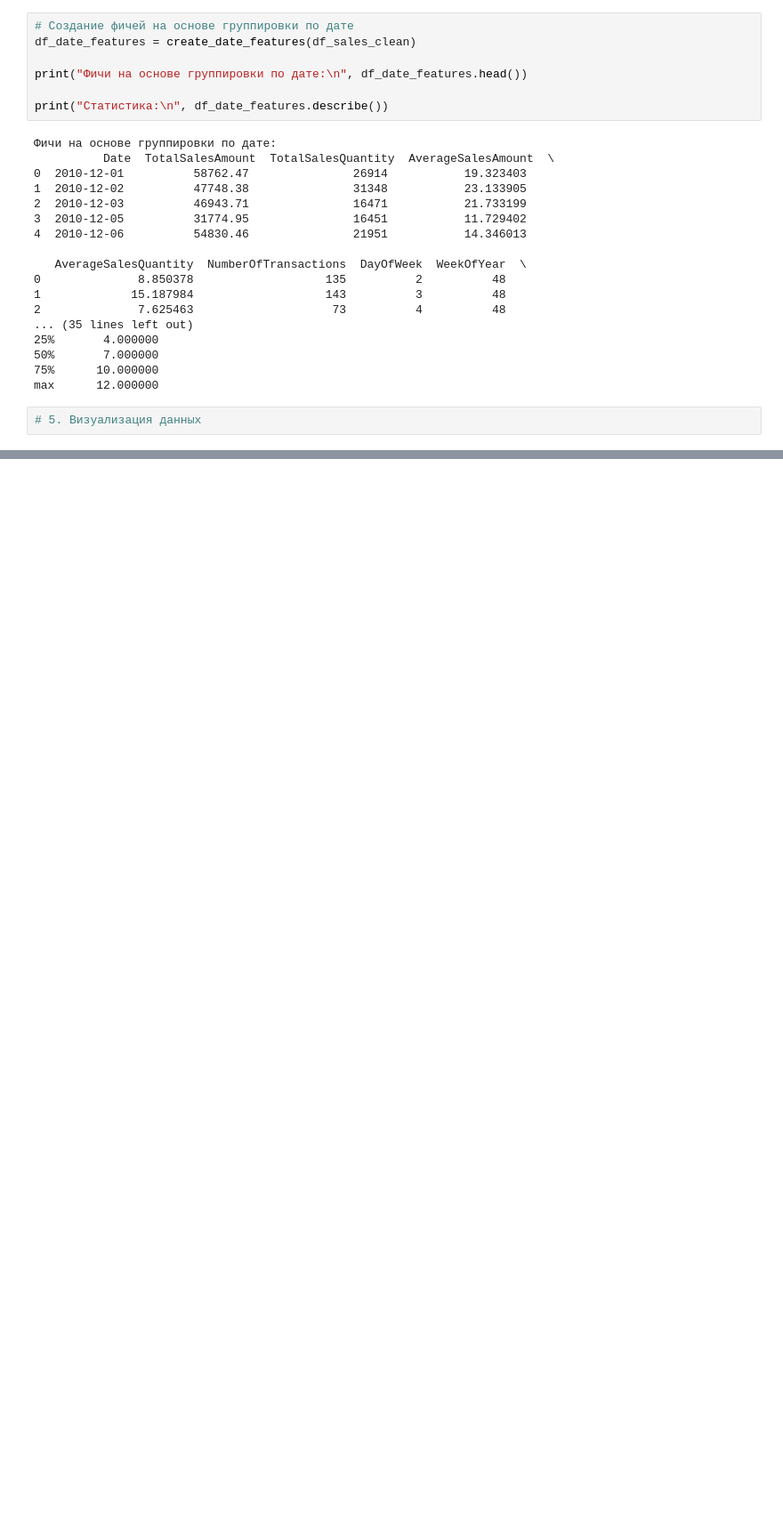
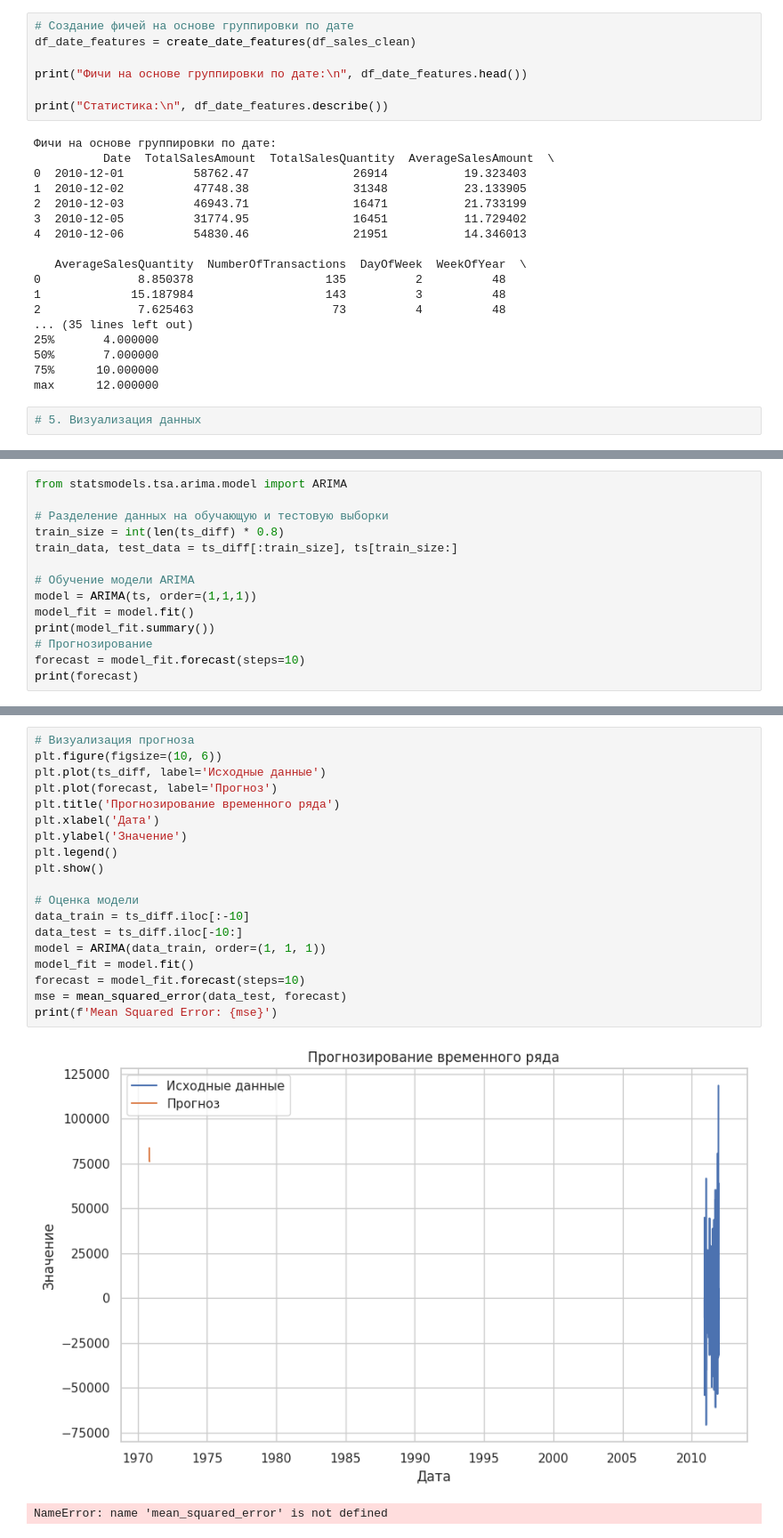
Before and after one commit to Vera-Moroz/DS_Project, a Jupyter notebook: HW_5/Main.ipynb, the cells around one changed output, grey strips where cells are left out. Shown at 89% size. Drawn from its saved outputs; the diff is of its cells as text; blank space fills up the shorter version.

```diff
--- a/HW_5/Main.ipynb
+++ b/HW_5/Main.ipynb
@@ -365,0 +498,14 @@ df_customer_features = normalize_features(df_customer_features, columns_to_norma
+# %%
+from statsmodels.tsa.arima.model import ARIMA
+
+# Разделение данных на обучающую и тестовую выборки
+train_size = int(len(ts_diff) * 0.8)
+train_data, test_data = ts_diff[:train_size], ts[train_size:]
+
+# Обучение модели ARIMA
+model = ARIMA(ts, order=(1,1,1))
+model_fit = model.fit()
+print(model_fit.summary())
+# Прогнозирование
+forecast = model_fit.forecast(steps=10)
+print(forecast)
@@ -365,0 +530,22 @@ df_customer_features = normalize_features(df_customer_features, columns_to_norma
+# %%
+# Визуализация прогноза
+plt.figure(figsize=(10, 6))
+plt.plot(ts_diff, label='Исходные данные')
+plt.plot(forecast, label='Прогноз')
+plt.title('Прогнозирование временного ряда')
+plt.xlabel('Дата')
+plt.ylabel('Значение')
+plt.legend()
+plt.show()
+
+# Оценка модели
+data_train = ts_diff.iloc[:-10]
+data_test = ts_diff.iloc[-10:]
+model = ARIMA(data_train, order=(1, 1, 1))
+model_fit = model.fit()
+forecast = model_fit.forecast(steps=10)
+mse = mean_squared_error(data_test, forecast)
+print(f'Mean Squared Error: {mse}')
+# %% [output]
+[figure, added]
+NameError: name 'mean_squared_error' is not defined
```
Also changed, not shown: parts of 19 cells of this notebook.
